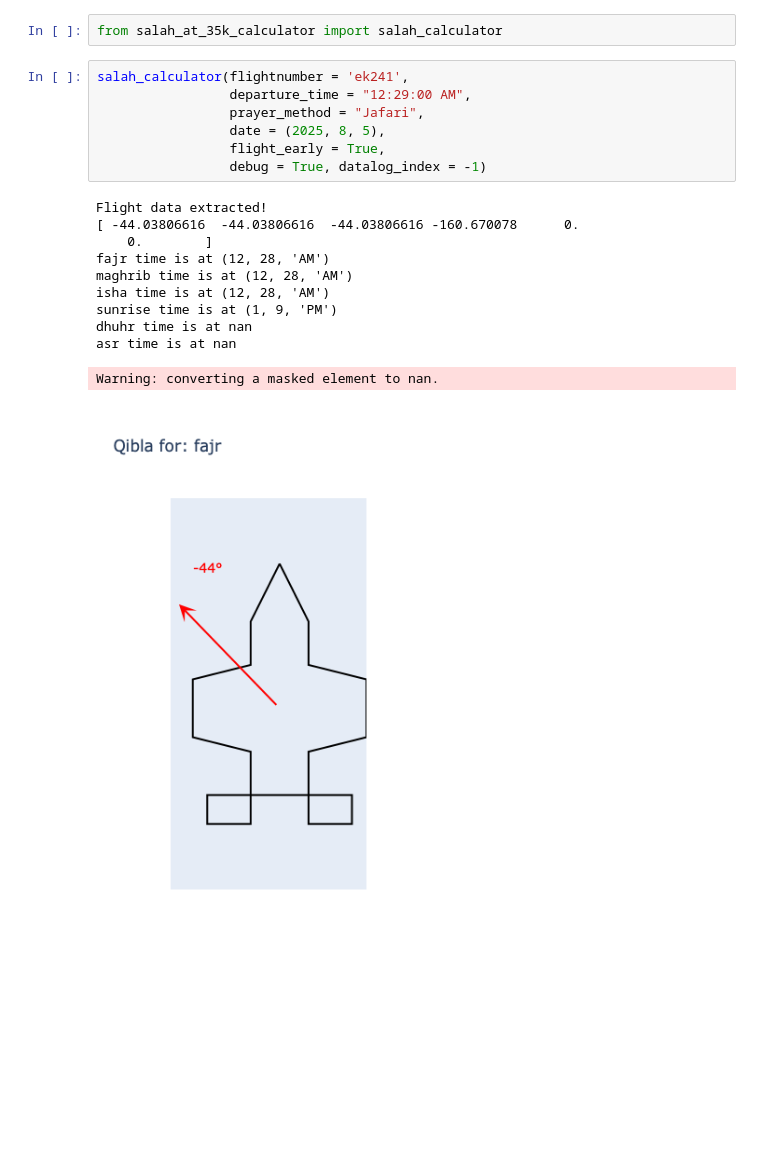
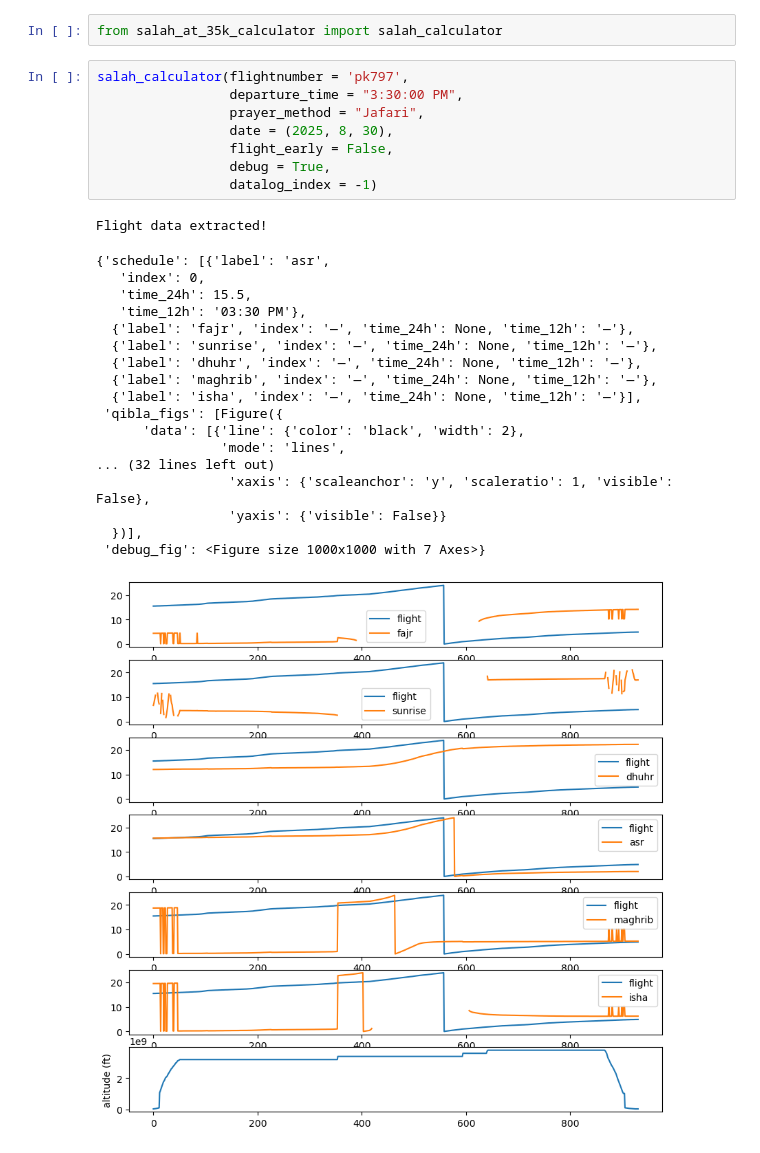
Before and after one commit to zzaidi07/salah-35k, a Jupyter notebook: debug_notebook.ipynb, the cells around one changed output. Cells and saved outputs as stored; diff of their text form; blank space fills up the shorter version.

Commit message:
failed attempt at an alternative prayer time calculator

```diff
--- a/debug_notebook.ipynb
+++ b/debug_notebook.ipynb
@@ -1,21 +1,30 @@
 # %%
 from salah_at_35k_calculator import salah_calculator
 # %%
-salah_calculator(flightnumber = 'ek241',
-                 departure_time = "12:29:00 AM",
+salah_calculator(flightnumber = 'pk797',
+                 departure_time = "3:30:00 PM",
                  prayer_method = "Jafari",
-                 date = (2025, 8, 5),
-                 flight_early = True,
-                 debug = True, datalog_index = -1)
+                 date = (2025, 8, 30),
+                 flight_early = False,
+                 debug = True,
+                 datalog_index = -1)
 # %% [output]
 Flight data extracted!
-[ -44.03806616  -44.03806616  -44.03806616 -160.670078      0.
-    0.        ]
-fajr time is at (12, 28, 'AM')
-maghrib time is at (12, 28, 'AM')
-isha time is at (12, 28, 'AM')
-sunrise time is at (1, 9, 'PM')
-dhuhr time is at nan
-asr time is at nan
-Warning: converting a masked element to nan.
+{'schedule': [{'label': 'asr',
+   'index': 0,
+   'time_24h': 15.5,
+   'time_12h': '03:30 PM'},
+  {'label': 'fajr', 'index': '—', 'time_24h': None, 'time_12h': '—'},
+  {'label': 'sunrise', 'index': '—', 'time_24h': None, 'time_12h': '—'},
+  {'label': 'dhuhr', 'index': '—', 'time_24h': None, 'time_12h': '—'},
+  {'label': 'maghrib', 'index': '—', 'time_24h': None, 'time_12h': '—'},
+  {'label': 'isha', 'index': '—', 'time_24h': None, 'time_12h': '—'}],
+ 'qibla_figs': [Figure({
+      'data': [{'line': {'color': 'black', 'width': 2},
+                'mode': 'lines',
+... (32 lines left out)
+                 'xaxis': {'scaleanchor': 'y', 'scaleratio': 1, 'visible': False},
+                 'yaxis': {'visible': False}}
+  })],
+ 'debug_fig': <Figure size 1000x1000 with 7 Axes>}
-[figure, old version]
+[figure, new version]
```
Also changed, not shown: parts of 1 cell of this notebook, 1 other file.
